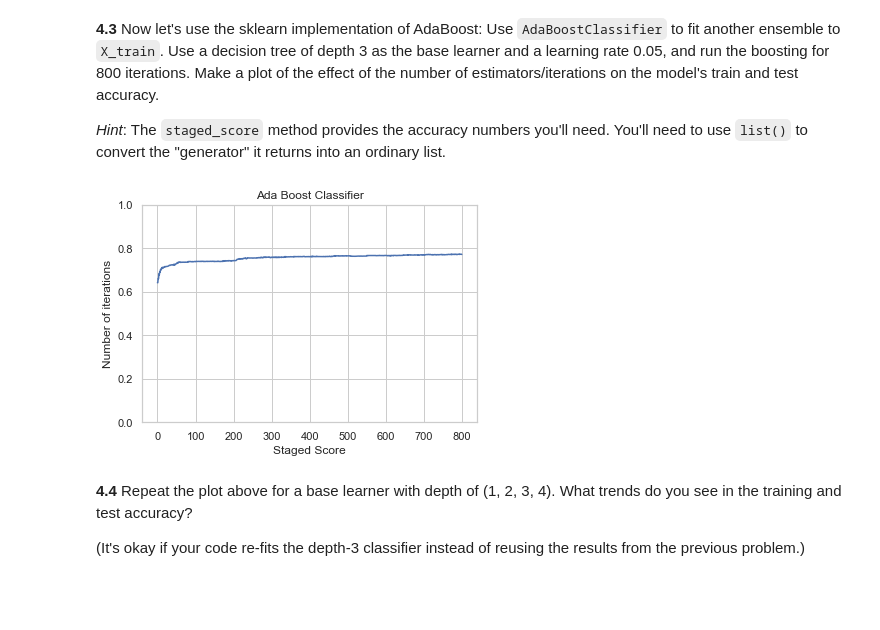
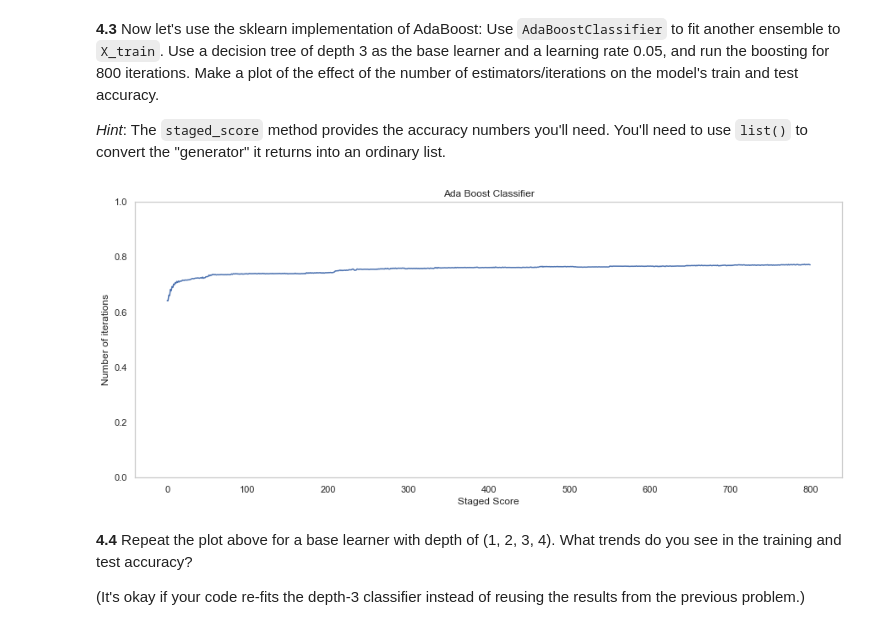
Before and after one commit to jake-w-schneider/CS109a-Group-81-Final-Project, a Jupyter notebook: HW/hw6/cs109a_hw6_release.ipynb, the cells around one changed output. Cells and saved outputs as stored; diff of their text form; code cells hidden in the pictures; blank space fills up the shorter version.

```diff
--- a/HW/hw6/cs109a_hw6_release.ipynb
+++ b/HW/hw6/cs109a_hw6_release.ipynb
@@ -833,15 +860,18 @@ y_test_preds_adaboost=Adaboosted_tree_clf.predict(X_test)
 # %%
 staged_score_list = list(Adaboosted_tree_clf.staged_score(X_train, y_train))
 # %%
+plt.figure(figsize=(15,6))
+plt.grid(False)
+
 counts = range(0,800)
 plt.plot(counts,staged_score_list)
 plt.yticks([0,0.2,0.4,0.6,0.8,1])
 plt.title("Ada Boost Classifier")
 plt.ylabel("Number of iterations")
 plt.xlabel("Staged Score")
 plt.show()
 # %% [output]
-[figure, old version]
+[figure, new version]
 # %% [markdown]
 **4.4** Repeat the plot above for a base learner with depth of (1, 2, 3, 4). What trends do you see in the training and test accuracy?
 
```
Also changed, not shown: parts of 33 cells of this notebook, 2 other files.
